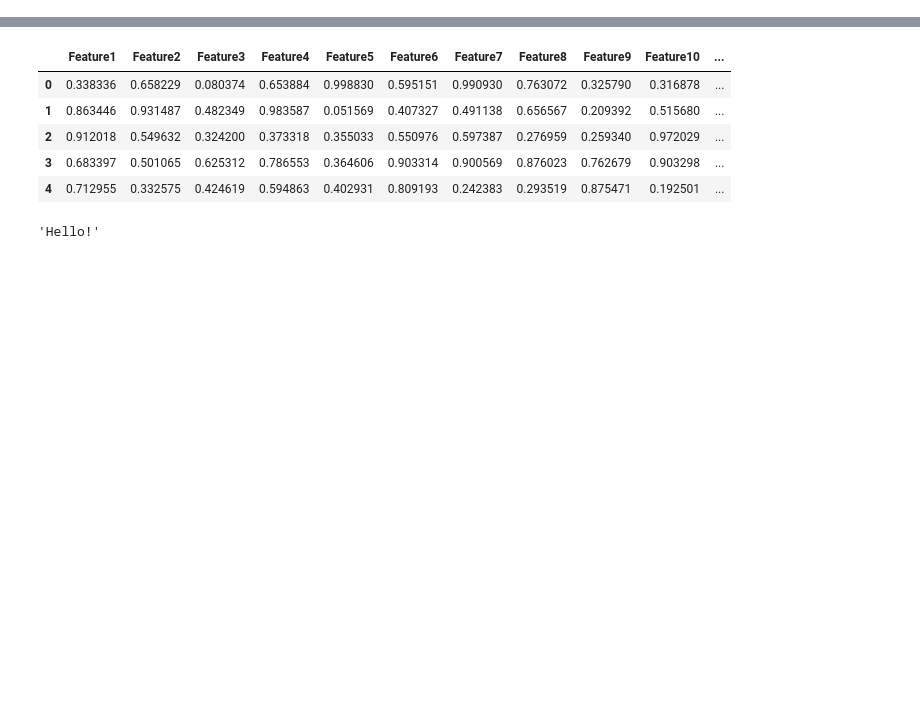
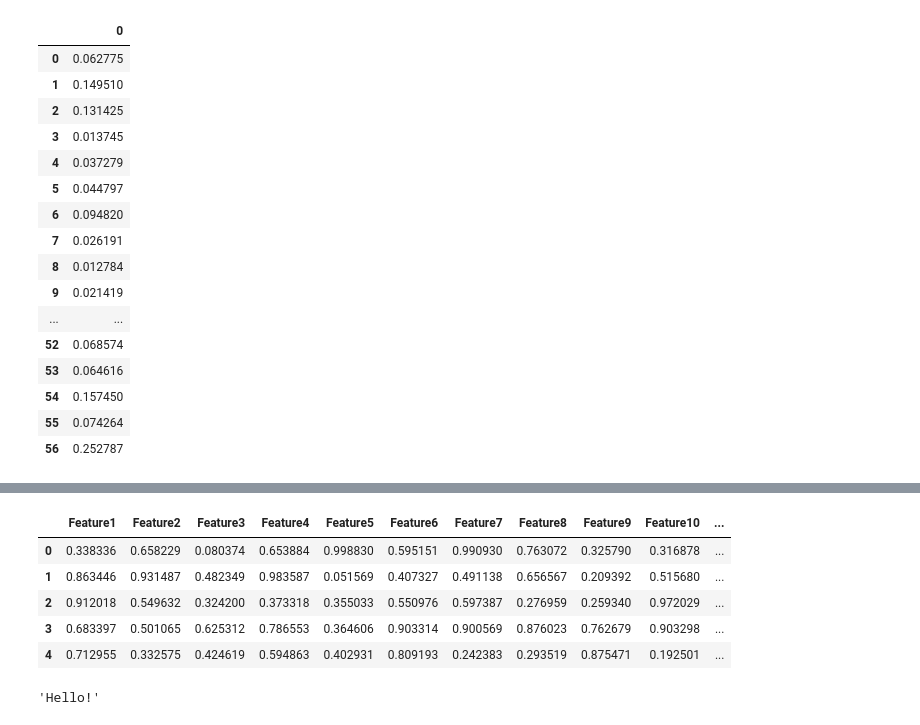
Before and after one commit to Hazot/Hockey-Score-Prediction-Tool, a Jupyter notebook: ift6758/ift6758/client/test_client.ipynb, the cells around one changed output, grey strips where cells are left out. Saved outputs shown, nothing was run; the diff lists cells and outputs as text; code cells hidden in the pictures; blank space fills up the shorter version.

```diff
--- a/ift6758/ift6758/client/test_client.ipynb
+++ b/ift6758/ift6758/client/test_client.ipynb
@@ -68,0 +86,23 @@ Index(['periodTimeSec', 'period', 'coordinate_x', 'coordinate_y',
+# %%
+pred = Serving_client.predict(df)
+pred
+
+# df.columns
+# %% [output]
+|  | 0 |
+| 0 | 0.062775 |
+| 1 | 0.149510 |
+| 2 | 0.131425 |
+| 3 | 0.013745 |
+| 4 | 0.037279 |
+| 5 | 0.044797 |
+| 6 | 0.094820 |
+| 7 | 0.026191 |
+| 8 | 0.012784 |
+| 9 | 0.021419 |
+| ... | ... |
+| 52 | 0.068574 |
+| 53 | 0.064616 |
+| 54 | 0.157450 |
+| 55 | 0.074264 |
+| 56 | 0.252787 |
```
Also changed, not shown: parts of 6 cells of this notebook, 1 other file.
